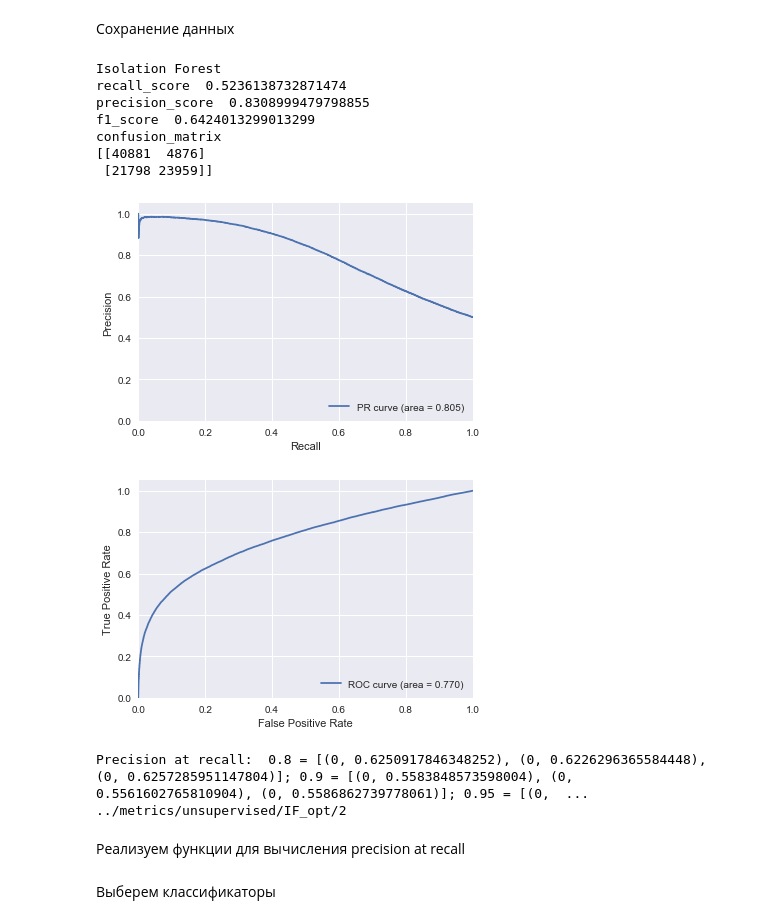
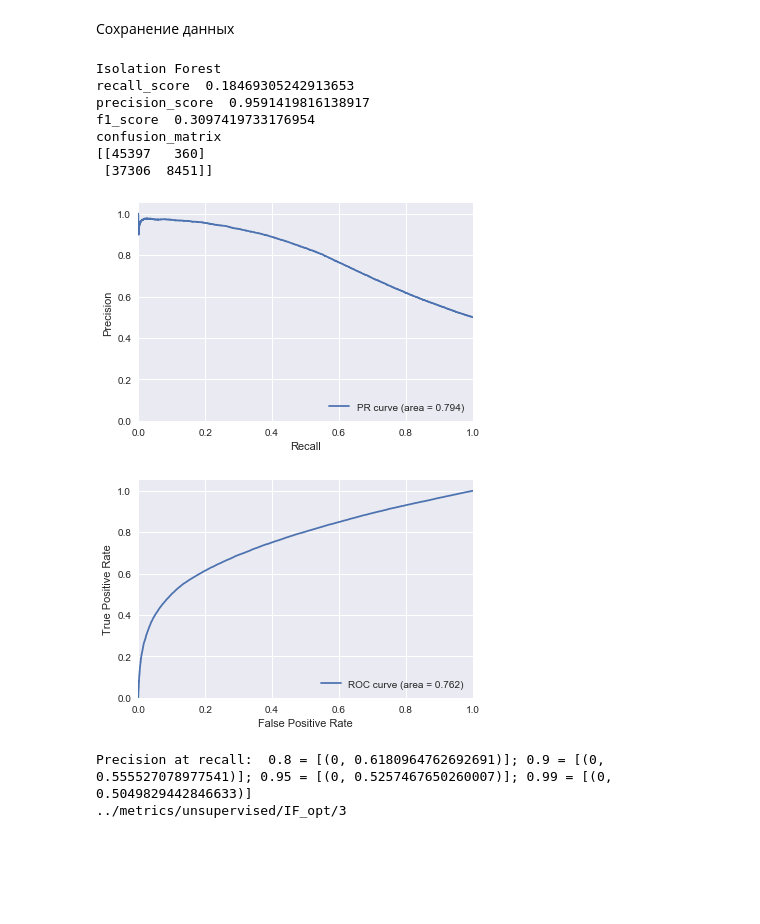
Before and after one commit to HSE-LAMBDA/one_plus_e, a Jupyter notebook: experiments/susy/modelgym/susy_isolation_forest_optimal_params.ipynb, the cells around one changed output. Cells and saved outputs as stored; diff of their text form; code cells hidden in the pictures; blank space fills up the shorter version.

Commit message:
Add SVM and IF with optimal params(modelgym)

```diff
--- a/experiments/susy/modelgym/susy_isolation_forest_optimal_params.ipynb
+++ b/experiments/susy/modelgym/susy_isolation_forest_optimal_params.ipynb
@@ -296,4 +249,0 @@ ROC AUC + 'probas':  0.7632282848149017
-# %%
-fpr, tpr, _ = roc_curve(y_test, y_pred)
-roc_auc = auc(fpr, tpr)
-print("ROC AUC + predicted classes: ", roc_auc)
@@ -388,13 +394,13 @@ opt_params
 # %% [markdown]
 Сохраним эти значения
 # %%
-file_name = 'optimal_isolation_forest_params.json'
+file_name = 'optimal_isolation_forest_params_3.json'
 with open(file_name, 'w', encoding="utf-8") as file:
     # writing
     json.dump(opt_params, file, indent=4, ensure_ascii=False)
 # %% [markdown]
 Загрузим значения
 # %%
-file_name = 'optimal_isolation_forest_params.json'
+file_name = 'optimal_isolation_forest_params_3.json'
 with open(file_name, 'r', encoding="utf-8") as file:
     opt_params = json.load(file)
@@ -468,6 +492,8 @@ def dump_metrics_un(metrics_path):
     dump(unsupervised_p_at_r, folder, "unsupervised_p_at_r")
 
     shutil.rmtree(old_folder, ignore_errors=True)
+# %%
+y_test_rescale = np.where(y_test == 0, np.ones((y_test.shape)), -np.ones((y_test.shape)))
 # %%
 from sklearn import svm
 from sklearn.ensemble import IsolationForest
@@ -480,8 +506,15 @@ classifiers_classic_uns = {
 frac = 0
 metrics_path = '../metrics/unsupervised/IF_opt/'
 for i, (clf_name, clf) in tqdm(enumerate(classifiers_classic_uns.items())):
-        clf.fit(X_good)
-        #scores_pred = clf.decision_function(X_test)
+        # create train set
+        idx_neg = np.random.permutation(X_bad.shape[0])
+        end_ind = int(opt_params['contamination'] * idx_neg.shape[0])
+        X = np.concatenate((
+            X_good,
+            X_bad[idx_neg[:end_ind]]
+        ), axis=0)
+
+        clf.fit(np.random.permutation(X))
         y_pred = clf.predict(X_test)
 #         y_pred = clf.decision_function(X_test)
 
@@ -506,39 +539,39 @@ for i, (clf_name, clf) in tqdm(enumerate(classifiers_classic_uns.items())):
         plt.ylim([0.0, 1.05])
         plt.xlabel('Recall')
         plt.ylabel('Precision')
         plt.legend(loc="lower right")
         plt.grid(True)
         plt.show()
 
         fpr, tpr, _ = roc_curve(-y_test_rescale, -Score)
         roc_auc = auc(fpr, tpr)
         unsupervised_roc_aucs[clf_name]=[(frac, roc_auc)]
 
         plt.figure()
         plt.plot(fpr, tpr, label='ROC curve (area = %0.3f)' % roc_auc)
         plt.xlim([0.0, 1.0])
         plt.ylim([0.0, 1.05])
         plt.xlabel('False Positive Rate')
         plt.ylabel('True Positive Rate')
         plt.legend(loc="lower right")
         plt.grid(True)
         plt.show()
 
         _eval_p_at_rs(-y_test_rescale, -Score, frac, unsupervised_p_at_r, descr=clf_name)
 
         print("Precision at recall: ", "; ".join(
             map(lambda k: "{} = {}".format(k, unsupervised_p_at_r[k][clf_name]), unsupervised_p_at_r.keys())
         ))
         dump_metrics_un(metrics_path)
 # %% [output]
 Isolation Forest
-recall_score  0.5236138732871474
-precision_score  0.8308999479798855
-f1_score  0.6424013299013299
+recall_score  0.18469305242913653
+precision_score  0.9591419816138917
+f1_score  0.3097419733176954
 confusion_matrix
-[[40881  4876]
- [21798 23959]]
+[[45397   360]
+ [37306  8451]]
-[figure, old version]
+[figure, new version]
 [figure]
-Precision at recall:  0.8 = [(0, 0.6250917846348252), (0, 0.6226296365584448), (0, 0.6257285951147804)]; 0.9 = [(0, 0.5583848573598004), (0, 0.5561602765810904), (0, 0.5586862739778061)]; 0.95 = [(0,  ...
-../metrics/unsupervised/IF_opt/2
+Precision at recall:  0.8 = [(0, 0.6180964762692691)]; 0.9 = [(0, 0.555527078977541)]; 0.95 = [(0, 0.5257467650260007)]; 0.99 = [(0, 0.5049829442846633)]
+../metrics/unsupervised/IF_opt/3
@@ -548,2 +577,0 @@ from sklearn.metrics import roc_auc_score, average_precision_score
-# %% [markdown]
-Реализуем функции для вычисления precision at recall
@@ -567,2 +577,0 @@ def _eval_p_at_rs_flatten(y_test, y_pred, frac, ours_p_at_r, descr):
-# %% [markdown]
-Выберем классификаторы
```
Also changed, not shown: parts of 49 cells of this notebook, 37 other files.
